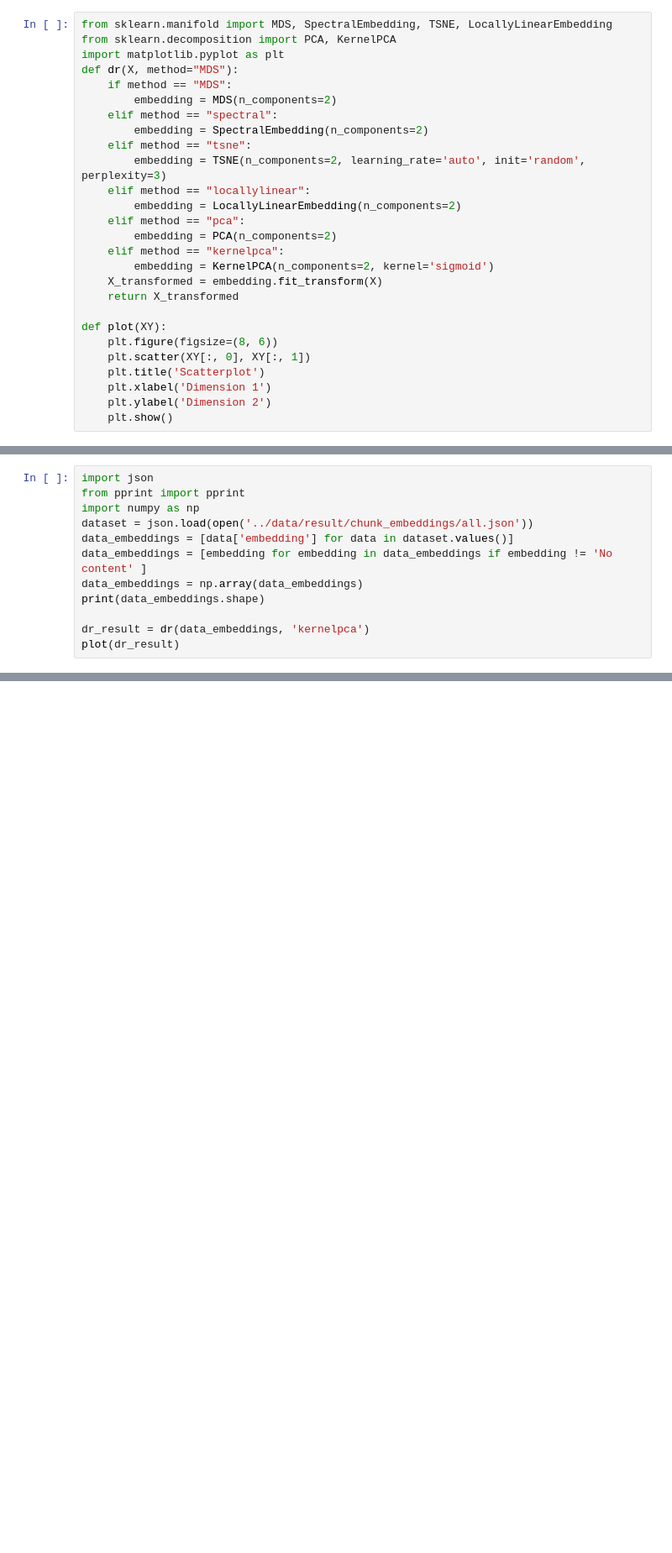
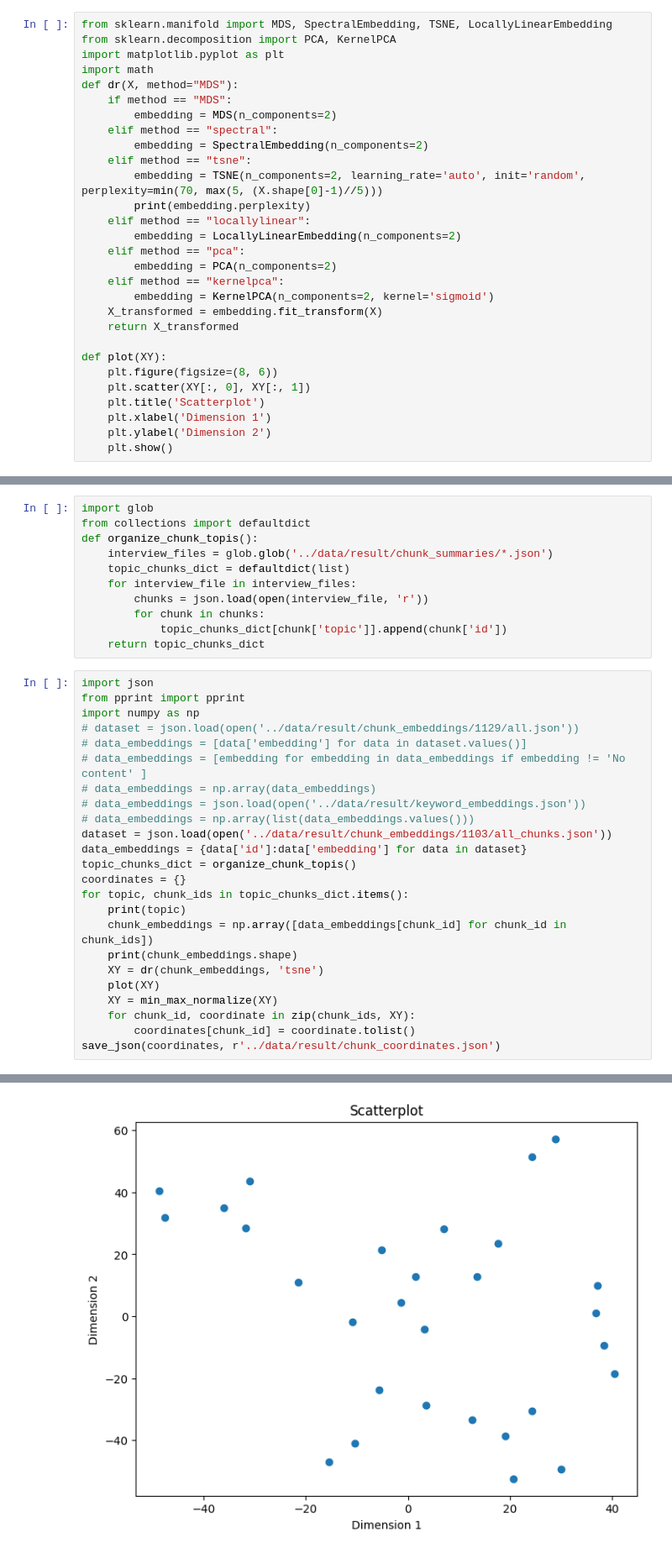
Before and after one commit to SamLee-dedeboy/GreenMine, a Jupyter notebook: prompts/dr.ipynb, the cells around one changed output, grey strips where cells are left out. Shown at 84% size. Cells and saved outputs as stored; diff of their text form; blank space fills up the shorter version.

```diff
--- a/prompts/dr.ipynb
+++ b/prompts/dr.ipynb
@@ -2,13 +15,15 @@
 from sklearn.manifold import MDS, SpectralEmbedding, TSNE, LocallyLinearEmbedding
 from sklearn.decomposition import PCA, KernelPCA
 import matplotlib.pyplot as plt
+import math
 def dr(X, method="MDS"):
     if method == "MDS":
         embedding = MDS(n_components=2)
     elif method == "spectral":
         embedding = SpectralEmbedding(n_components=2)
     elif method == "tsne":
-        embedding = TSNE(n_components=2, learning_rate='auto', init='random', perplexity=3)
+        embedding = TSNE(n_components=2, learning_rate='auto', init='random', perplexity=min(70, max(5, (X.shape[0]-1)//5)))
+        print(embedding.perplexity)
     elif method == "locallylinear":
         embedding = LocallyLinearEmbedding(n_components=2)
     elif method == "pca":
@@ -28,12 +57,36 @@ def plot(XY):
+# %%
+import glob
+from collections import defaultdict
+def organize_chunk_topis():
+    interview_files = glob.glob('../data/result/chunk_summaries/*.json')
+    topic_chunks_dict = defaultdict(list)
+    for interview_file in interview_files:
+        chunks = json.load(open(interview_file, 'r'))
+        for chunk in chunks:
+            topic_chunks_dict[chunk['topic']].append(chunk['id'])
+    return topic_chunks_dict
 # %%
 import json
 from pprint import pprint
 import numpy as np
-dataset = json.load(open('../data/result/chunk_embeddings/all.json'))
-data_embeddings = [data['embedding'] for data in dataset.values()]
-data_embeddings = [embedding for embedding in data_embeddings if embedding != 'No content' ]
-data_embeddings = np.array(data_embeddings)
-print(data_embeddings.shape)
-
-dr_result = dr(data_embeddings, 'kernelpca')
-plot(dr_result)
+# dataset = json.load(open('../data/result/chunk_embeddings/1129/all.json'))
+# data_embeddings = [data['embedding'] for data in dataset.values()]
+# data_embeddings = [embedding for embedding in data_embeddings if embedding != 'No content' ]
+# data_embeddings = np.array(data_embeddings)
+# data_embeddings = json.load(open('../data/result/keyword_embeddings.json'))
+# data_embeddings = np.array(list(data_embeddings.values()))
+dataset = json.load(open('../data/result/chunk_embeddings/1103/all_chunks.json'))
+data_embeddings = {data['id']:data['embedding'] for data in dataset}
+topic_chunks_dict = organize_chunk_topis()
+coordinates = {}
+for topic, chunk_ids in topic_chunks_dict.items():
+    print(topic)
+    chunk_embeddings = np.array([data_embeddings[chunk_id] for chunk_id in chunk_ids])
+    print(chunk_embeddings.shape)
+    XY = dr(chunk_embeddings, 'tsne')
+    plot(XY)
+    XY = min_max_normalize(XY)
+    for chunk_id, coordinate in zip(chunk_ids, XY):
+        coordinates[chunk_id] = coordinate.tolist()
+save_json(coordinates, r'../data/result/chunk_coordinates.json')
+# %% [output]
@@ -39,0 +96 @@ plot(dr_result)
+[figure, added]
```
Also changed, not shown: parts of 6 cells of this notebook, 16 other files.
